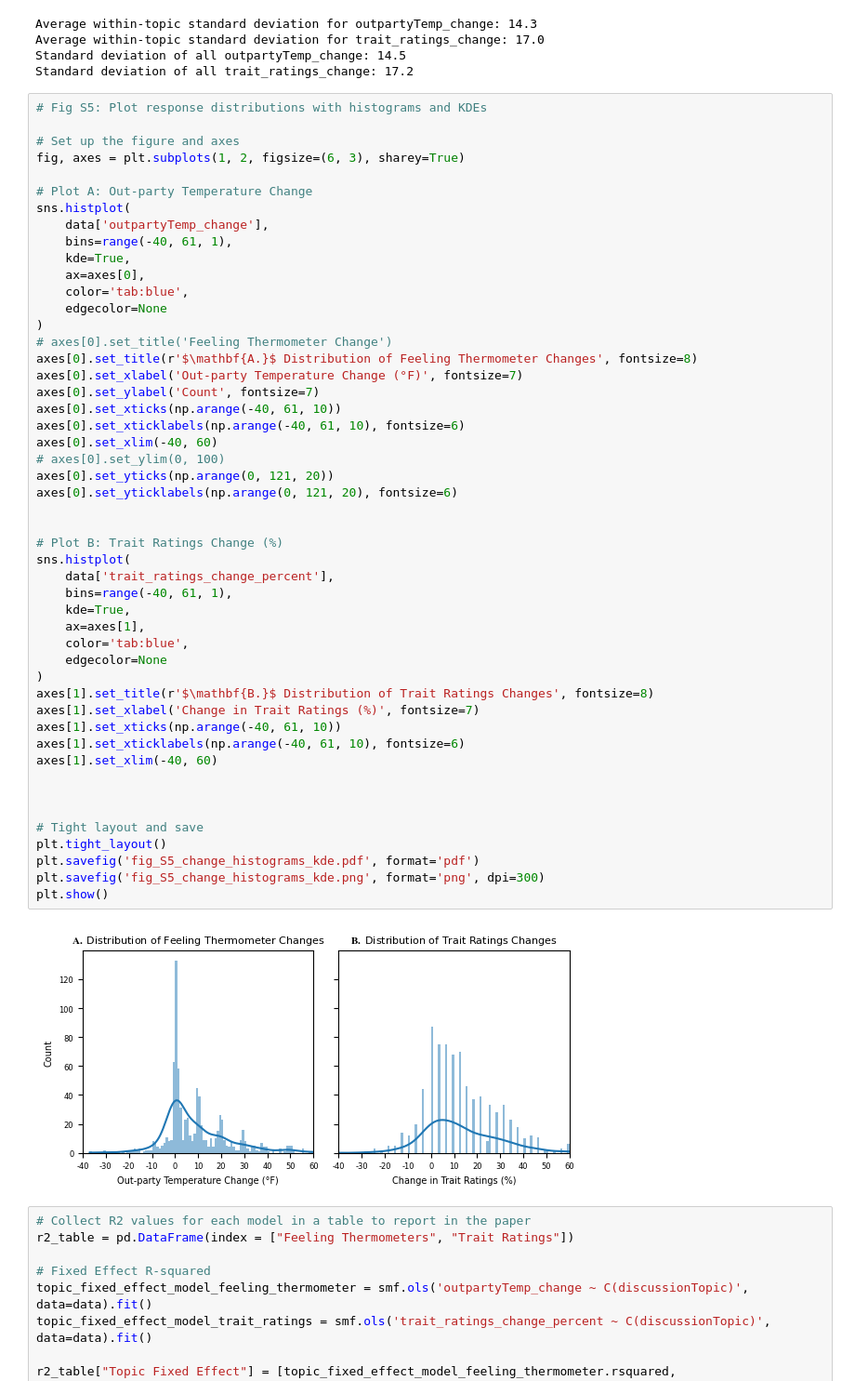
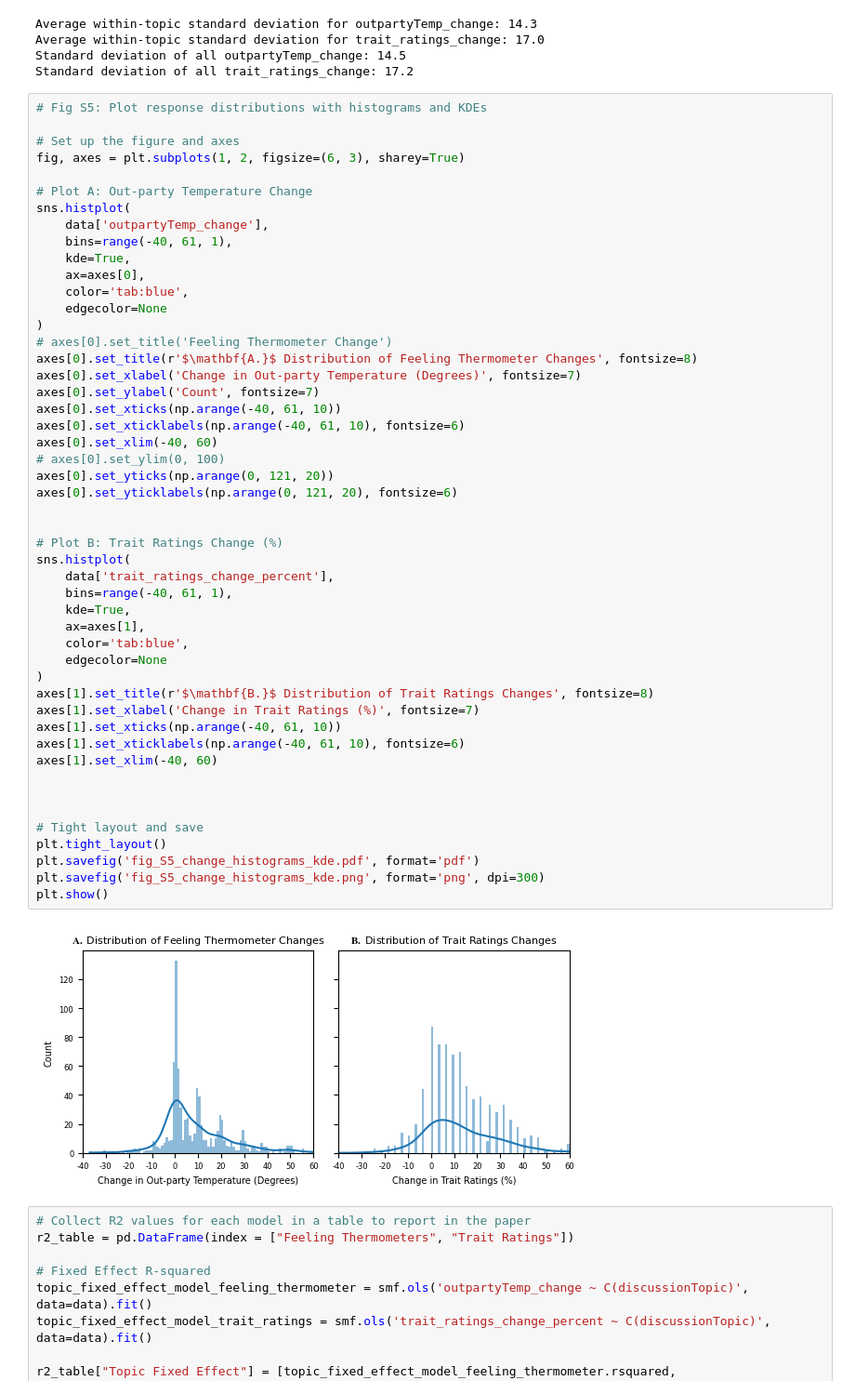
Before and after one commit to Watts-Lab/topic_choice, a Jupyter notebook: analyze_study_data.ipynb, the cells around one changed output. Shown at 93% size. Saved outputs shown, nothing was run; the diff lists cells and outputs as text.

```diff
--- a/analyze_study_data.ipynb
+++ b/analyze_study_data.ipynb
@@ -415,40 +415,40 @@ sns.histplot(
 )
 # axes[0].set_title('Feeling Thermometer Change')
 axes[0].set_title(r'$\mathbf{A.}$ Distribution of Feeling Thermometer Changes', fontsize=8)
-axes[0].set_xlabel('Out-party Temperature Change (°F)', fontsize=7)
+axes[0].set_xlabel('Change in Out-party Temperature (Degrees)', fontsize=7)
 axes[0].set_ylabel('Count', fontsize=7)
 axes[0].set_xticks(np.arange(-40, 61, 10))
 axes[0].set_xticklabels(np.arange(-40, 61, 10), fontsize=6)
 axes[0].set_xlim(-40, 60)
 # axes[0].set_ylim(0, 100)
 axes[0].set_yticks(np.arange(0, 121, 20))
 axes[0].set_yticklabels(np.arange(0, 121, 20), fontsize=6)
 
 
 # Plot B: Trait Ratings Change (%)
 sns.histplot(
     data['trait_ratings_change_percent'],
     bins=range(-40, 61, 1),
     kde=True,
     ax=axes[1],
     color='tab:blue',
     edgecolor=None
 )
 axes[1].set_title(r'$\mathbf{B.}$ Distribution of Trait Ratings Changes', fontsize=8)
 axes[1].set_xlabel('Change in Trait Ratings (%)', fontsize=7)
 axes[1].set_xticks(np.arange(-40, 61, 10))
 axes[1].set_xticklabels(np.arange(-40, 61, 10), fontsize=6)
 axes[1].set_xlim(-40, 60)
 
 
 
 # Tight layout and save
 plt.tight_layout()
 plt.savefig('fig_S5_change_histograms_kde.pdf', format='pdf')
 plt.savefig('fig_S5_change_histograms_kde.png', format='png', dpi=300)
 plt.show()
 # %% [output]
-[figure, old version]
+[figure, new version]
 # %%
 # Collect R2 values for each model in a table to report in the paper
 r2_table = pd.DataFrame(index = ["Feeling Thermometers", "Trait Ratings"])
```
Also changed, not shown: 5 other files.
